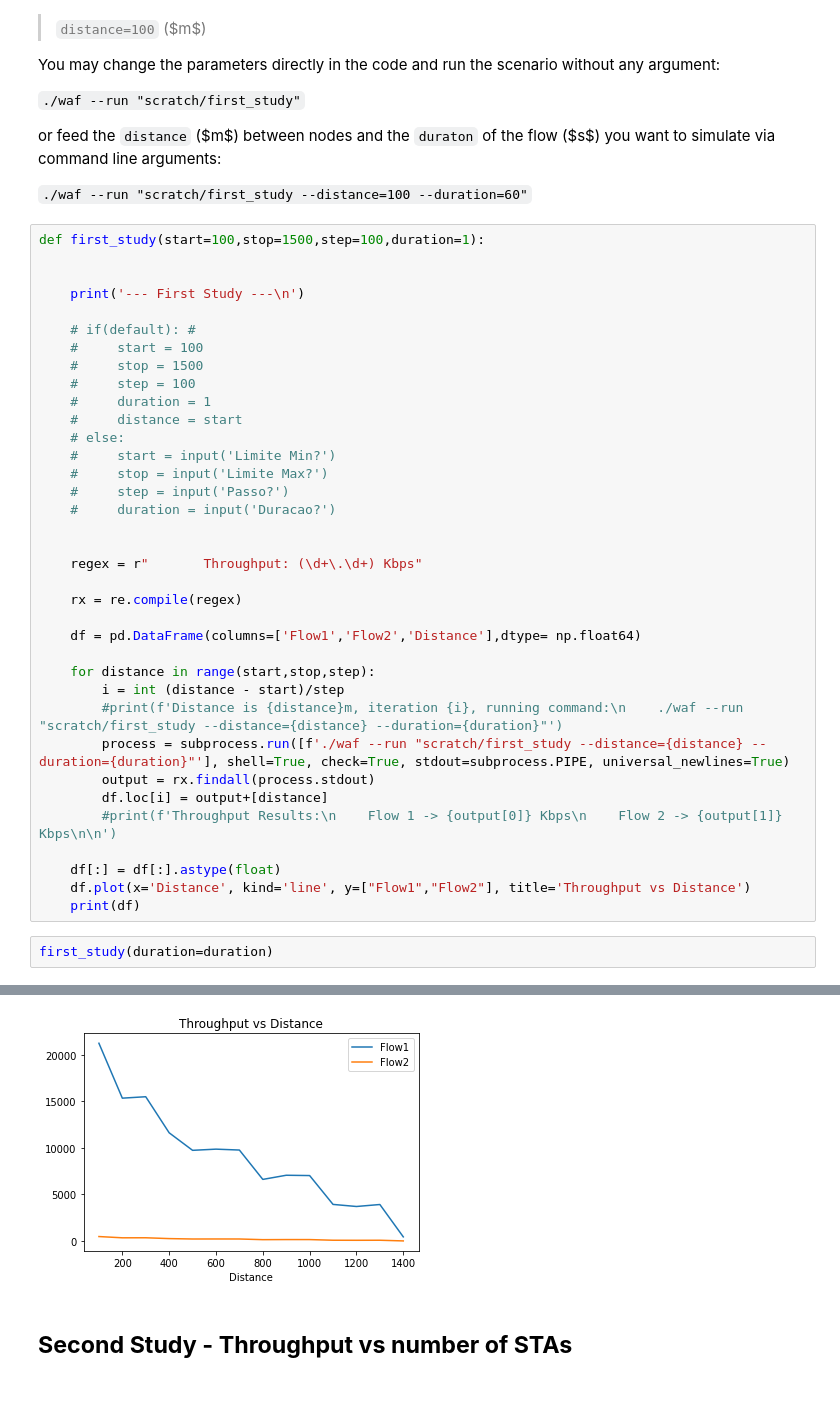
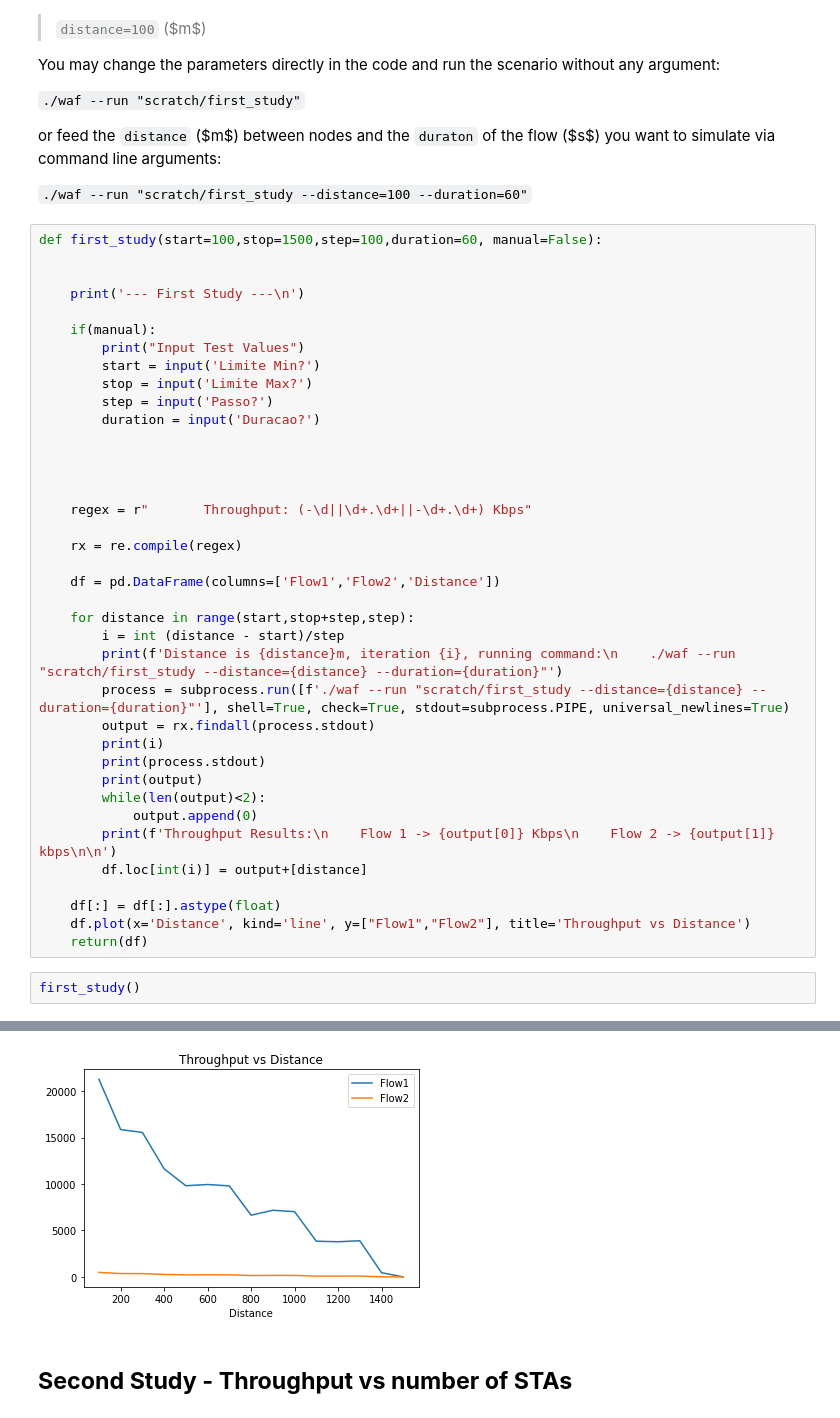
Before and after one commit to martinhofigueiredo/COMO, a Jupyter notebook: Lab4/Lab4.ipynb, the cells around one changed output, grey strips where cells are left out. Saved outputs shown, nothing was run; the diff lists cells and outputs as text.

Commit message:
first study values computed

````diff
--- a/Lab4/Lab4.ipynb
+++ b/Lab4/Lab4.ipynb
@@ -72,43 +72,45 @@ or feed the `distance` ($m$) between nodes and the `duraton` of the flow ($s$) y
 
 ```./waf --run "scratch/first_study --distance=100 --duration=60"```
 # %%
-def first_study(start=100,stop=1500,step=100,duration=1):
+def first_study(start=100,stop=1500,step=100,duration=60, manual=False):
 
 
     print('--- First Study ---\n')
 
-    # if(default): #
-    #     start = 100
-    #     stop = 1500
-    #     step = 100
-    #     duration = 1
-    #     distance = start
-    # else:
-    #     start = input('Limite Min?')
-    #     stop = input('Limite Max?')
-    #     step = input('Passo?')
-    #     duration = input('Duracao?')
+    if(manual):
+        print("Input Test Values")
+        start = input('Limite Min?')
+        stop = input('Limite Max?')
+        step = input('Passo?')
+        duration = input('Duracao?')
 
 
-    regex = r"       Throughput: (\d+\.\d+) Kbps"
+
+
+    regex = r"       Throughput: (-\d||\d+.\d+||-\d+.\d+) Kbps"
 
     rx = re.compile(regex)
 
-    df = pd.DataFrame(columns=['Flow1','Flow2','Distance'],dtype= np.float64)
+    df = pd.DataFrame(columns=['Flow1','Flow2','Distance'])
 
-    for distance in range(start,stop,step):
+    for distance in range(start,stop+step,step):
         i = int (distance - start)/step
-        #print(f'Distance is {distance}m, iteration {i}, running command:\n    ./waf --run "scratch/first_study --distance={distance} --duration={duration}"')
+        print(f'Distance is {distance}m, iteration {i}, running command:\n    ./waf --run "scratch/first_study --distance={distance} --duration={duration}"')
         process = subprocess.run([f'./waf --run "scratch/first_study --distance={distance} --duration={duration}"'], shell=True, check=True, stdout=subprocess.PIPE, universal_newlines=True)
         output = rx.findall(process.stdout)
-        df.loc[i] = output+[distance]
-        #print(f'Throughput Results:\n    Flow 1 -> {output[0]} Kbps\n    Flow 2 -> {output[1]} Kbps\n\n')
+        print(i)
+        print(process.stdout)
+        print(output)
+        while(len(output)<2):
+            output.append(0)
+        print(f'Throughput Results:\n    Flow 1 -> {output[0]} Kbps\n    Flow 2 -> {output[1]} kbps\n\n')
+        df.loc[int(i)] = output+[distance]
 
     df[:] = df[:].astype(float)
     df.plot(x='Distance', kind='line', y=["Flow1","Flow2"], title='Throughput vs Distance')
-    print(df)
+    return(df)
 # %%
-first_study(duration=duration)
+first_study()
 # %% [output]
 --- First Study ---
 
@@ -130,4 +148,4 @@ first_study(duration=duration)
-[figure, old version]
+[figure, new version]
 # %% [markdown]
 ## __Second Study - Throughput vs number of STAs__
 # %% [markdown]
````
Also changed, not shown: parts of 5 cells of this notebook.
